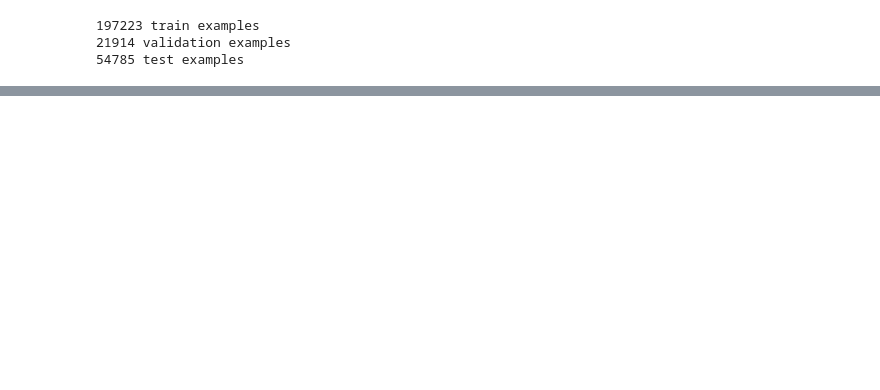
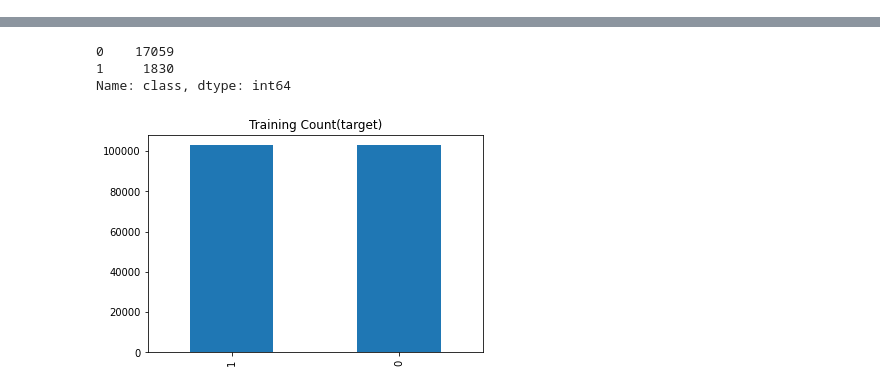
Before and after one commit to faikozcan/MLFraud, a Jupyter notebook: Wide_DeepWithCustomModel.ipynb, the cells around one changed output, grey strips where cells are left out. Saved outputs shown, nothing was run; the diff lists cells and outputs as text; code cells hidden in the pictures; blank space fills up the shorter version.

```diff
--- a/Wide_DeepWithCustomModel.ipynb
+++ b/Wide_DeepWithCustomModel.ipynb
@@ -80,14 +56,61 @@ Split Training And Test Data
-# %%
-#split %20 of data for test, %80 of data for training
-train, test = train_test_split(dfOverSampled, test_size=0.20)
-
-#split training data, seperate %10 of training data for validation
-train, val = train_test_split(train, test_size=0.10)
-
-print(len(train), 'train examples')
-print(len(val), 'validation examples')
-print(len(test), 'test examples')
-# %% [output]
-197223 train examples
-21914 validation examples
-54785 test examples
+# %%
+from sklearn.utils import shuffle
+
+df=dfDownloaded
+train=df.sample(frac=0.75,random_state=200) #random state is a seed value
+remaining=df.drop(train.index)
+test=remaining.sample(frac=0.5,random_state=200) #random state is a seed value
+val=remaining.drop(test.index)
+print(len(train), 'train examples')
+print(len(val), 'validation examples')
+print(len(test), 'test examples')
+
+
+
+def oversample(data):
+  # Class count
+  count_class_0, count_class_1 = data['class'].value_counts()# Class count
+
+  # Random Over Sampling
+  df_class_0 = data[data['class'] == 0]
+  df_class_1 = data[data['class'] == 1]
+  df_class_1_over = df_class_1.sample(count_class_0,replace=True)
+  data = pd.concat([df_class_0,df_class_1_over], axis=0)
+  print('Random over-sampling:')
+  targetCountsOverSampled=data['class'].value_counts()
+  print(targetCountsOverSampled)
+  return data
+
+
+
+
+def plotOverSampling(data,row,column,mtitle):
+  neg, pos = np.bincount(data['class'])
+  total = neg + pos
+  print('Examples:\n    Total: {}\n    Positive: {} ({:.2f}% of total)\n'.format(
+      total, pos, 100 * pos / total))
+  target_count = data['class'].value_counts()
+  print('Class 0:', target_count[0])
+  print('Class 1:', target_count[1])
+  print('Proportion:', round(target_count[0] / target_count[1], 2), ': 1')
+  plt.subplot(row,column, 1) # (rows, columns, panel number)
+  target_count.plot(kind='bar', title=mtitle)
+
+train=oversample(train)
+val=oversample(val)
+plt.figure()  # create a plot figure
+plotOverSampling(train,1,1,'Training Count(target)')
+
+train = shuffle(train)
+val=shuffle(val)
+print(len(train), 'train examples')
+print(len(val), 'validation examples')
+print(len(test), 'test examples')
+
+train.head(20)
+val.head(20)
+test.head(20)
+#val.head(200)
+
+test['class'].value_counts()
+# %% [output]
@@ -93,0 +134,4 @@ print(len(test), 'test examples')
+0    17059
+1     1830
+Name: class, dtype: int64
+[figure, added]
```
Also changed, not shown: parts of 15 cells of this notebook.
